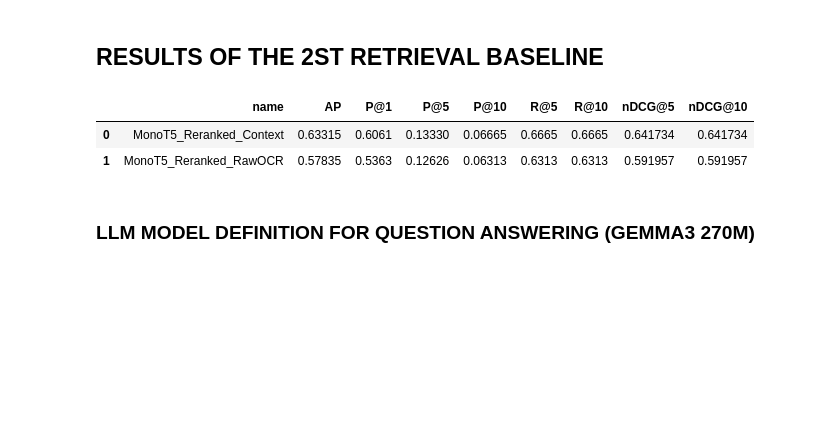
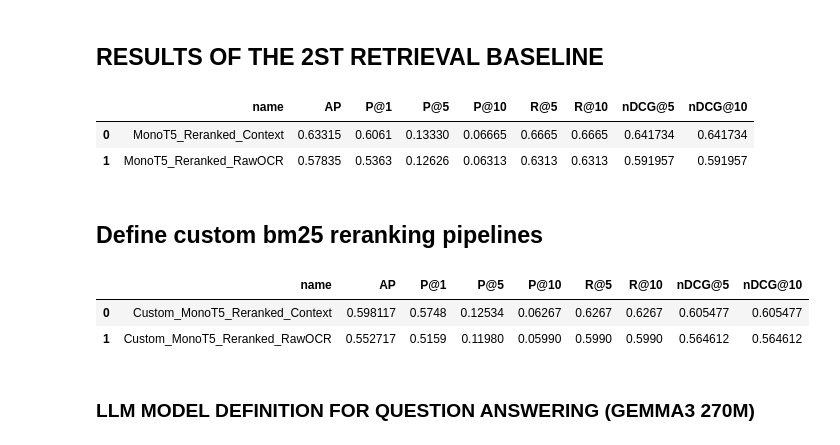
Before and after one commit to OmerSherman/IRProject, a Jupyter notebook: Historical_News_Question_Answering.ipynb, the cells around one changed output. Drawn from its saved outputs; the diff is of its cells as text; code cells hidden in the pictures; blank space fills up the shorter version.

```diff
--- a/Historical_News_Question_Answering.ipynb
+++ b/Historical_News_Question_Answering.ipynb
@@ -805,3 +804,5 @@ experiment_results.to_csv("experiment_results_baseline_second_stage.csv", index=
 |  | name | AP | P@1 | P@5 | P@10 | R@5 | R@10 | nDCG@5 | nDCG@10 |
 | 0 | MonoT5_Reranked_Context | 0.63315 | 0.6061 | 0.13330 | 0.06665 | 0.6665 | 0.6665 | 0.641734 | 0.641734 |
 | 1 | MonoT5_Reranked_RawOCR | 0.57835 | 0.5363 | 0.12626 | 0.06313 | 0.6313 | 0.6313 | 0.591957 | 0.591957 |
+# %% [markdown]
+## Define custom bm25 reranking pipelines
@@ -808,3 +836,25 @@ experiment_results.to_csv("experiment_results_baseline_second_stage.csv", index=
+# %%
+custom_monot5_context_precomputed_df = pd.read_csv("custom_monot5_reranked_context_candidates.csv")
+custom_monot5_raw_ocr_precomputed_df = pd.read_csv("custom_monot5_reranked_raw_ocr_candidates.csv")
+
+# Create PyTerrier Transformers from the precomputed DataFrames
+custom_monot5_context_pipeline = pt.Transformer.from_df(custom_monot5_context_precomputed_df)
+custom_monot5_raw_ocr_pipeline = pt.Transformer.from_df(custom_monot5_raw_ocr_precomputed_df)
+
+experiment_results = pt.Experiment(
+    [custom_monot5_context_pipeline, custom_monot5_raw_ocr_pipeline],
+    queries_df,
+    qrels_df,
+    [P@1, P@5, P@10, R@5, R@10, nDCG@5, nDCG@10, MAP],
+    names=["Custom_MonoT5_Reranked_Context","Custom_MonoT5_Reranked_RawOCR"]
+)
+# %%
+display(experiment_results)
+experiment_results.to_csv("experiment_results_custom_second_stage.csv", index=False) # DON'T FORGET TO DOWNLOAD IT
+# %% [output]
+|  | name | AP | P@1 | P@5 | P@10 | R@5 | R@10 | nDCG@5 | nDCG@10 |
+| 0 | Custom_MonoT5_Reranked_Context | 0.598117 | 0.5748 | 0.12534 | 0.06267 | 0.6267 | 0.6267 | 0.605477 | 0.605477 |
+| 1 | Custom_MonoT5_Reranked_RawOCR | 0.552717 | 0.5159 | 0.11980 | 0.05990 | 0.5990 | 0.5990 | 0.564612 | 0.564612 |
 # %% [markdown]
 ### LLM MODEL DEFINITION FOR QUESTION ANSWERING (GEMMA3 270M)
 # %%
```
Also changed, not shown: parts of 27 cells of this notebook, 3 other files.
